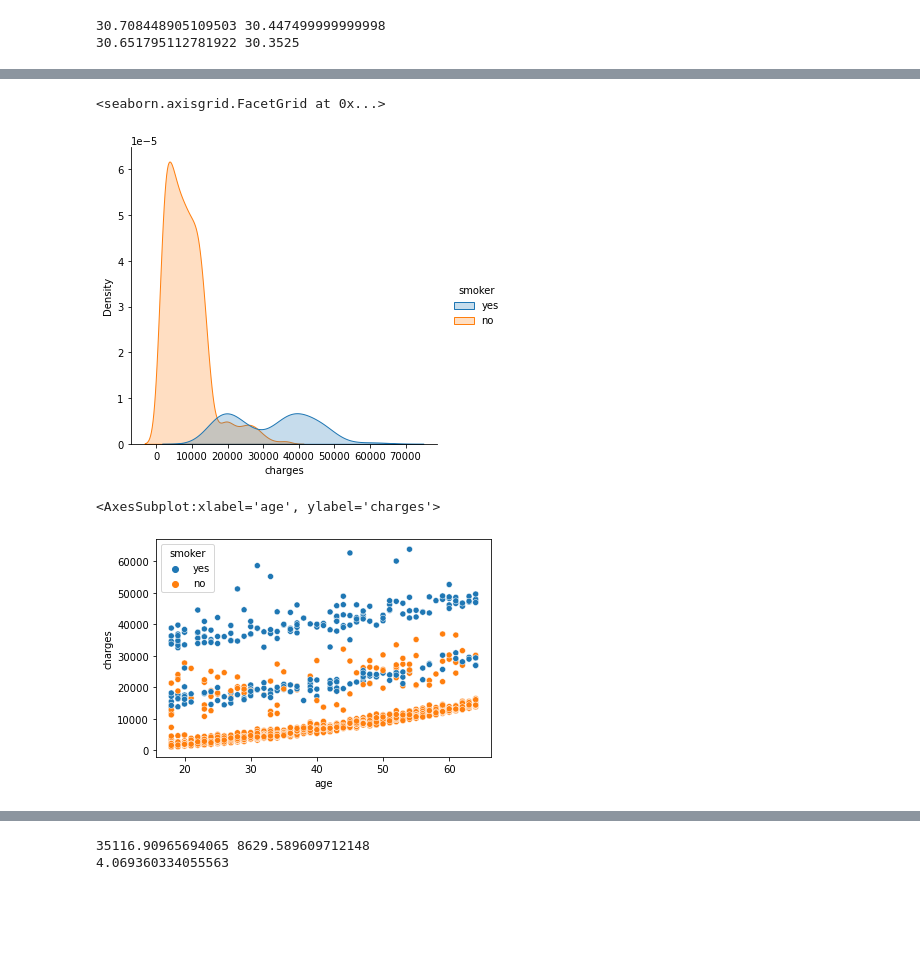
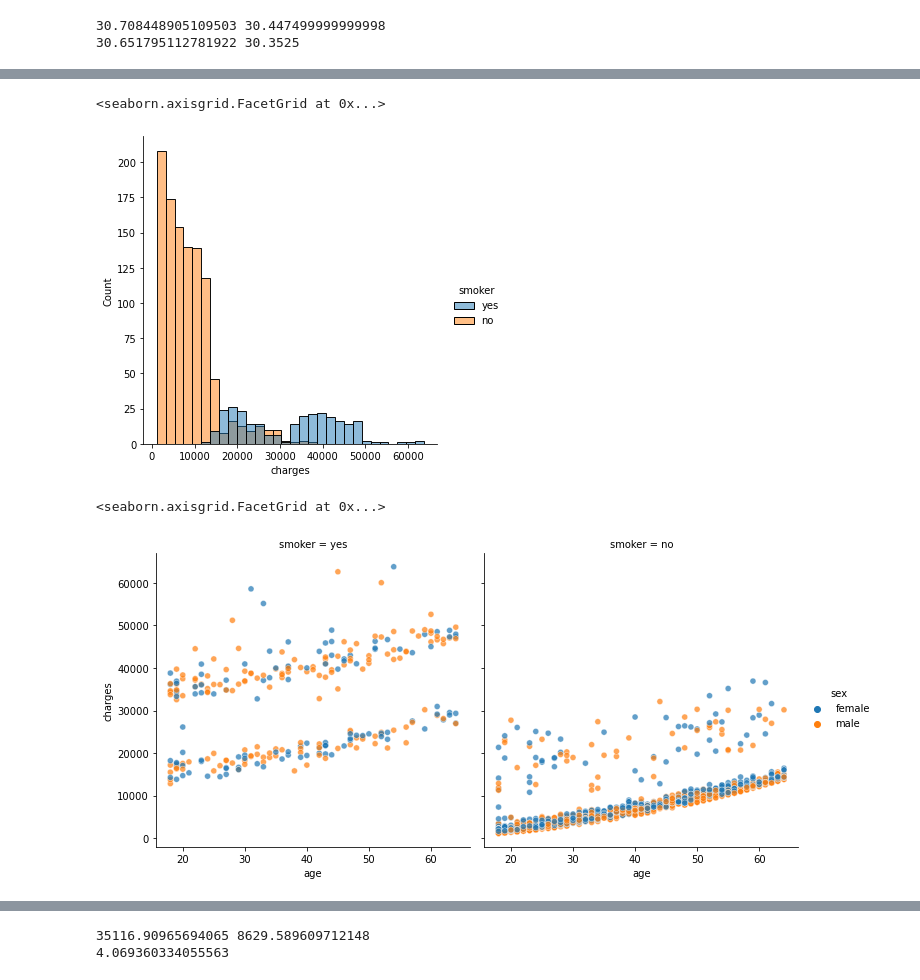
Before and after one commit to andre-vincentius/analisis-variabel-tagihan-kesehatan, a Jupyter notebook: project.ipynb, the cells around one changed output, grey strips where cells are left out. Saved outputs shown, nothing was run; the diff lists cells and outputs as text; code cells hidden in the pictures; blank space fills up the shorter version.

Commit message:
Update project
found typo, penggantian beberapa visualisasi, dan konsistensi penggunaan kata "charges" vs "tagihan kesehatan"

```diff
--- a/project.ipynb
+++ b/project.ipynb
@@ -189,18 +197,19 @@ sns.displot(data=df, x=np.log10(df['charges']), hue='smoker', kind='kde', fill=T
 # %%
-# perhatikan dengan seksama, saya masih menggunakan data log10 untuk variabel data charge,
+# nilai variansi data charges dari kedua kelompok berbeda,
+# perhatikan dengan seksama, pada visualisasi masih menggunakan data log10 untuk variabel data charge,
 # tujuannya agar kita lebih mudah melihat pergeseran/selisih biaya secara logaritmik
 # grafik yang dibentuk juga lebih mudah dilhat perbedaannya jika dibandingkan tidak menggunakan log10
 
-sns.displot(data=df, x=(df['charges']), hue='smoker', kind='kde', fill=True)
+sns.displot(data=df, x=(df['charges']), hue='smoker')
 # %% [output]
 <seaborn.axisgrid.FacetGrid at 0x...>
-[figure, old version]
+[figure, new version]
 # %%
 # kita dapat mencoba melakukan analisis korelasi sederhana dengan membandingkan variabel data charge dan umur,
-# lalu melihat perbedaannya antara perokok dan non perokok
+# lalu melihat perbedaannya antara perokok dan non perokok, serta pria dan wanita.
 
-sns.scatterplot(data=df, x='age', y=(df['charges']), hue='smoker')
+sns.relplot(data=df, x='age', y=(df['charges']), hue='sex', col='smoker', alpha=0.7)
 # %% [output]
-<AxesSubplot:xlabel='age', ylabel='charges'>
+<seaborn.axisgrid.FacetGrid at 0x...>
-[figure, old version]
+[figure, new version]
 # %%
```
Also changed, not shown: parts of 26 cells of this notebook.
